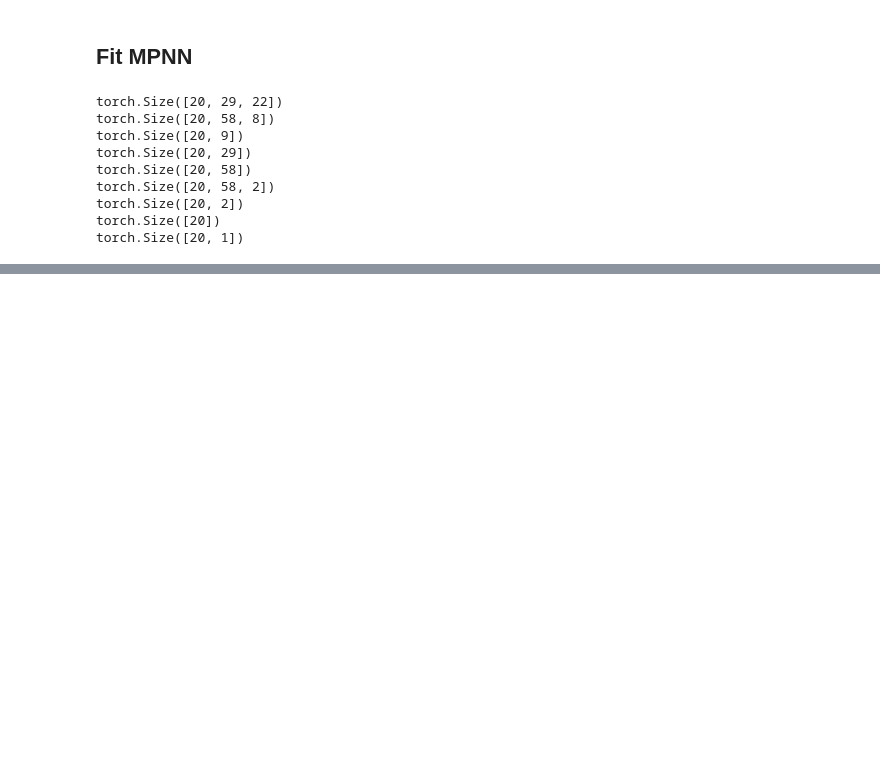
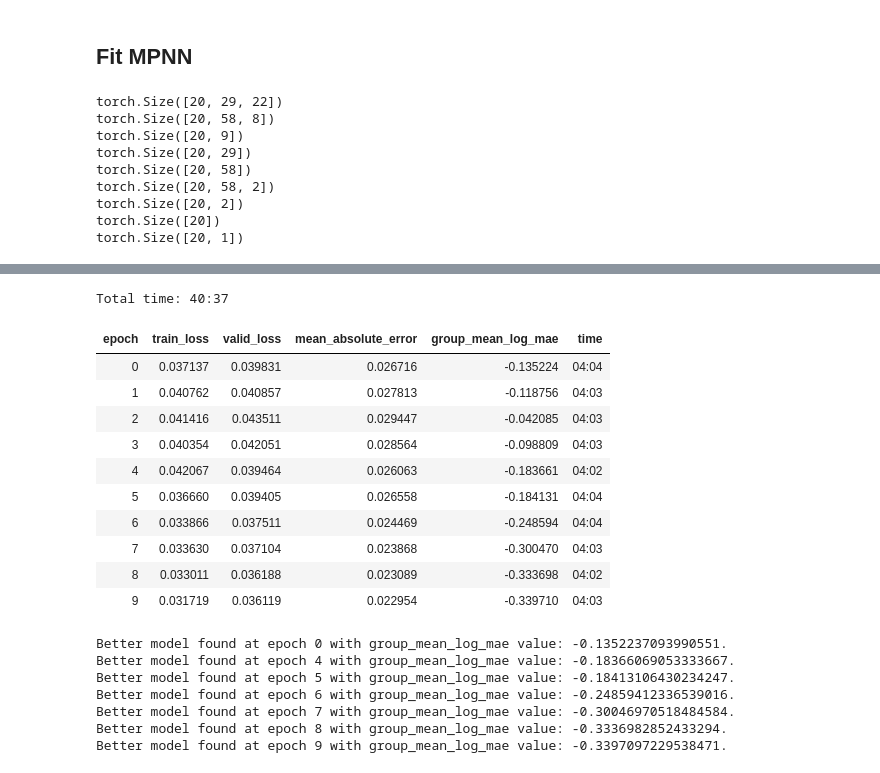
Before and after one commit to robinniesert/kaggle-champs, a Jupyter notebook: nbs/mpnn_cuda-Copy2.ipynb, the cells around one changed output, grey strips where cells are left out. Cells and saved outputs as stored; diff of their text form; code cells hidden in the pictures; blank space fills up the shorter version.

```diff
--- a/nbs/mpnn_cuda-Copy2.ipynb
+++ b/nbs/mpnn_cuda-Copy2.ipynb
@@ -609,5 +562,25 @@ learn.recorder.plot_losses()
 # %%
-learn.fit_one_cycle(5, max_lr=2e-4, callbacks=[SaveModelCallback(learn, every='improvement', mode='min',
+learn.fit_one_cycle(10, max_lr=3e-4, callbacks=[SaveModelCallback(learn, every='improvement', mode='min',
                                                                   monitor='group_mean_log_mae',  name='mpnn2')])
+# %% [output]
+Total time: 40:37
+| epoch | train_loss | valid_loss | mean_absolute_error | group_mean_log_mae | time |
+| 0 | 0.037137 | 0.039831 | 0.026716 | -0.135224 | 04:04 |
+| 1 | 0.040762 | 0.040857 | 0.027813 | -0.118756 | 04:03 |
+| 2 | 0.041416 | 0.043511 | 0.029447 | -0.042085 | 04:03 |
+| 3 | 0.040354 | 0.042051 | 0.028564 | -0.098809 | 04:03 |
+| 4 | 0.042067 | 0.039464 | 0.026063 | -0.183661 | 04:02 |
+| 5 | 0.036660 | 0.039405 | 0.026558 | -0.184131 | 04:04 |
+| 6 | 0.033866 | 0.037511 | 0.024469 | -0.248594 | 04:04 |
+| 7 | 0.033630 | 0.037104 | 0.023868 | -0.300470 | 04:03 |
+| 8 | 0.033011 | 0.036188 | 0.023089 | -0.333698 | 04:02 |
+| 9 | 0.031719 | 0.036119 | 0.022954 | -0.339710 | 04:03 |
+Better model found at epoch 0 with group_mean_log_mae value: -0.1352237093990551.
+Better model found at epoch 4 with group_mean_log_mae value: -0.18366069053333667.
+Better model found at epoch 5 with group_mean_log_mae value: -0.18413106430234247.
+Better model found at epoch 6 with group_mean_log_mae value: -0.24859412336539016.
+Better model found at epoch 7 with group_mean_log_mae value: -0.30046970518484584.
+Better model found at epoch 8 with group_mean_log_mae value: -0.3336982852433294.
+Better model found at epoch 9 with group_mean_log_mae value: -0.3397097229538471.
 # %%
 learn.recorder.plot_losses()
```
Also changed, not shown: parts of 11 cells of this notebook, 2 other files.
